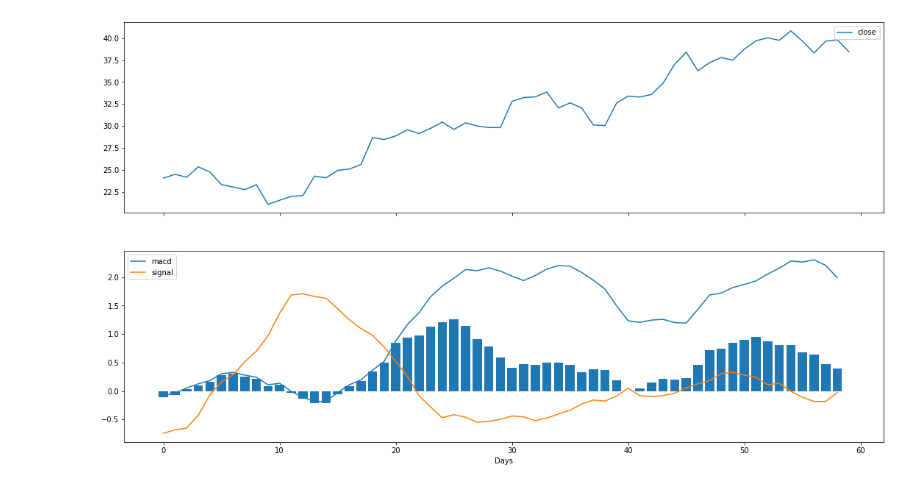
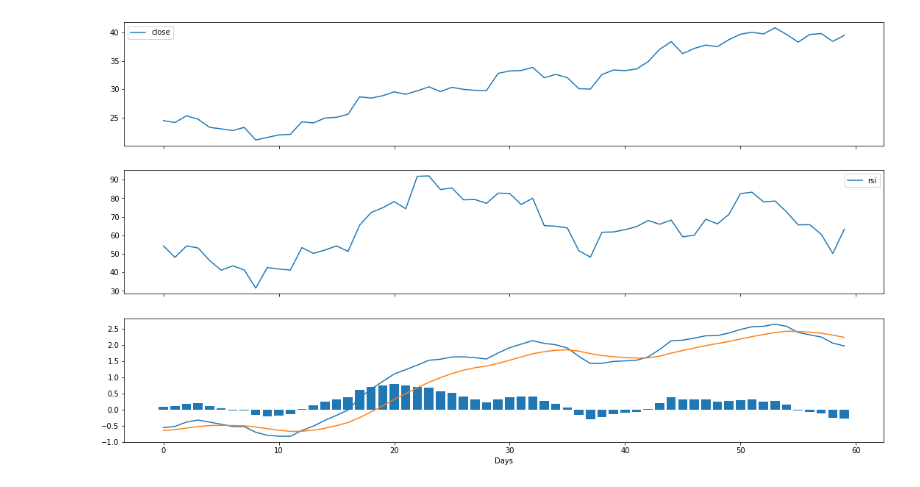
Before and after one commit to tgittos/money-printer-server, a Jupyter notebook: notebooks/stonks/wfc.ipynb, the cells around one changed output. Saved outputs shown, nothing was run; the diff lists cells and outputs as text; code cells hidden in the pictures.

```diff
--- a/notebooks/stonks/wfc.ipynb
+++ b/notebooks/stonks/wfc.ipynb
@@ -13,5 +13,3 @@ from lib.charts import chart
 ticker = 'WFC'
 
 mysql = Mysql()
-# %%
-mysql.update_candles(ticker, 60)
@@ -35,24 +18,27 @@ data = mysql.get_closes_by_symbol(ticker)
 # %%
 days = 60
 
-chart_data = list(data['c'].tail(days))
+chart_data = data['c']
+(macd_vals, sig_vals, histo_vals) = macd(data[['t','c']])
+rsi_vals = rsi(data[['t', 'c']])
 
-macd_vals = macd_over_period(list(data['c']), days)
-
-macd_line = list([i[0] for i in macd_vals])[-1-days:-1]
-sig_line = list([i[1] for i in macd_vals])[-1-days:-1]
-histo = list([i[2] for i in macd_vals])[-1-days:-1]
+chart_line = list(chart_data.tail(days))
+rsi_line = list(rsi_vals.tail(days))
+macd_line = list(macd_vals.tail(days))
+sig_line = list(sig_vals.tail(days))
+histo = list(histo_vals.tail(days))
 
 oscillator_dicts = [
     { 'chart': 'line', 'data': macd_line, 'label': 'macd' },
     { 'chart': 'line', 'data': sig_line, 'label': 'signal' },
     { 'chart': 'bar', 'data': histo, 'label': ''}
 ]
 
 data_dicts = [
-    { 'label': 'close', 'data': chart_data }
+    { 'label': 'close', 'data': chart_line },
+    { 'label': 'rsi', 'data': rsi_line }
 ]
 
 chart(ticker, data_dicts, oscillator_dicts)
 # %% [output]
-[figure, old version]
+[figure, new version]
```
Also changed, not shown: parts of 3 cells of this notebook, 30 other files.
